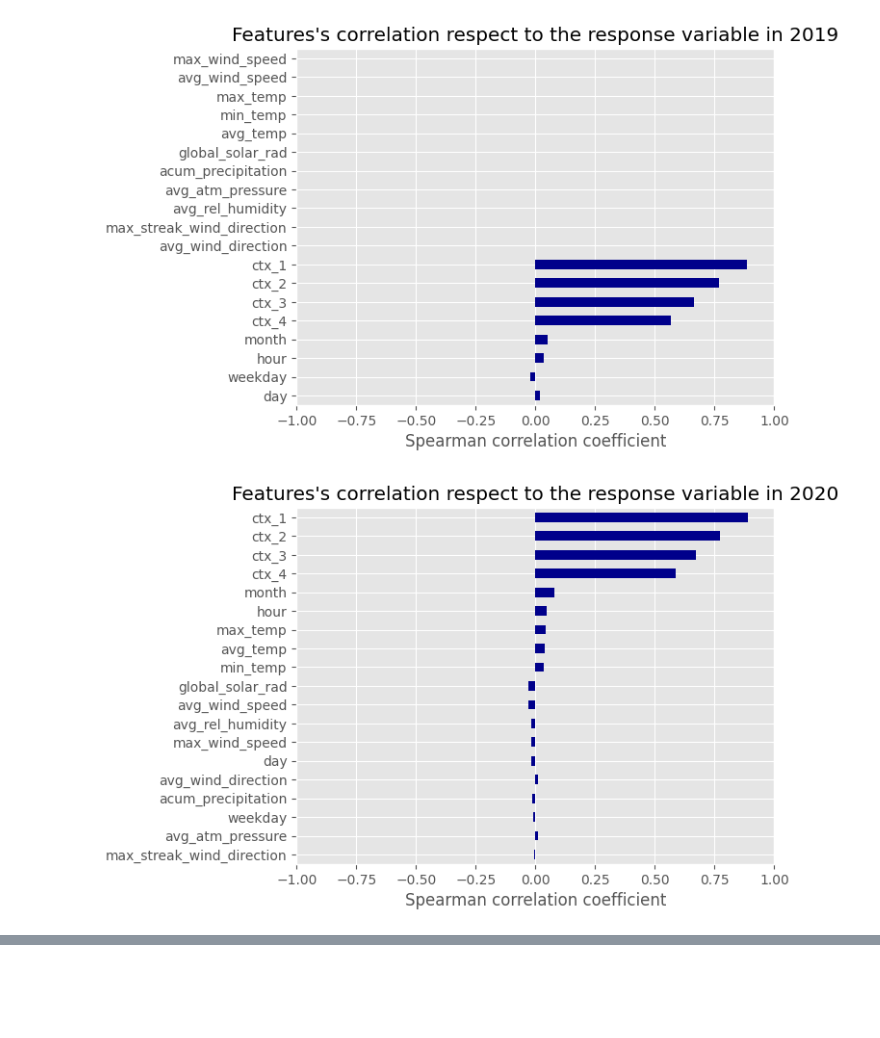
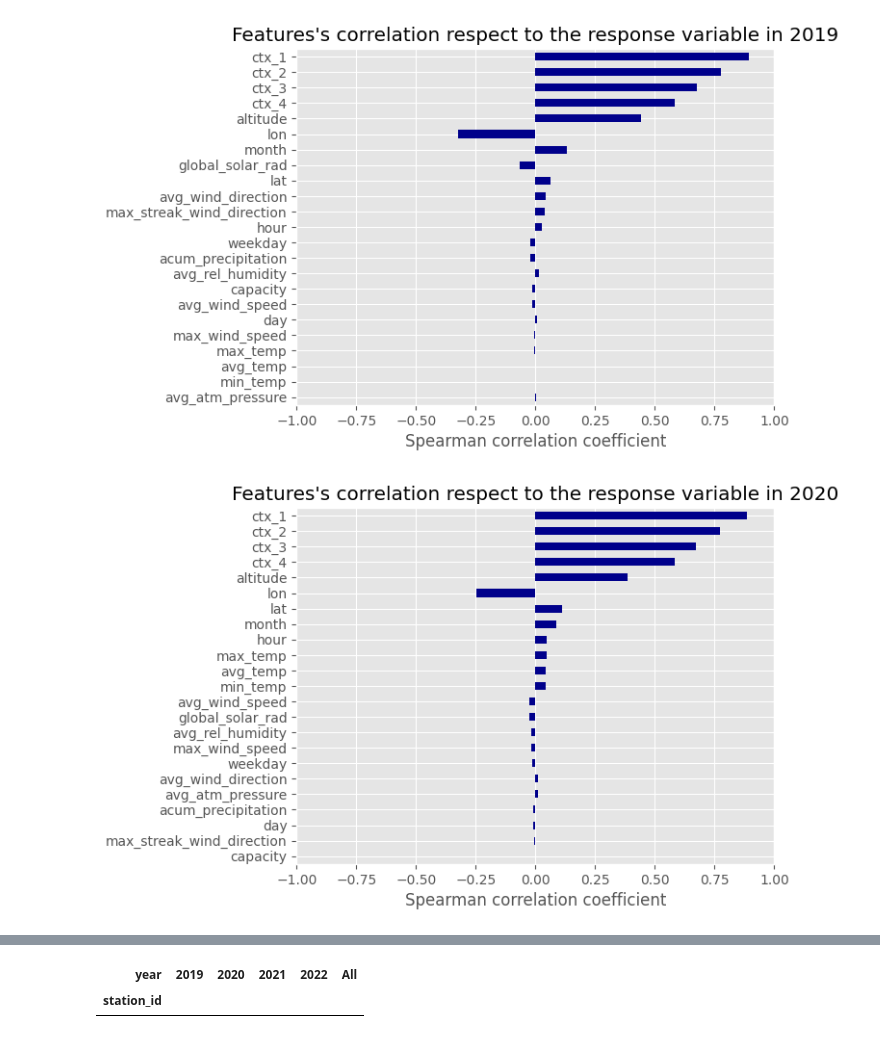
Before and after one commit to jadelaossa/bike-availability-prediction, a Jupyter notebook: notebooks/2.0-jdf-exploratory-data-analysis.ipynb, the cells around one changed output, grey strips where cells are left out. Cells and saved outputs as stored; diff of their text form; code cells hidden in the pictures; blank space fills up the shorter version.

```diff
--- a/notebooks/2.0-jdf-exploratory-data-analysis.ipynb
+++ b/notebooks/2.0-jdf-exploratory-data-analysis.ipynb
@@ -124 +153,7 @@ _merge                        1.204843
 dtype: float64
+# %%
+bicing_cols = bicing.columns.to_list()
+bicing_cols.remove('percentage_docks_available')
+bicing_cols.append('percentage_docks_available')    # remove first and append after to include the column name at the end of the list
+
+bicing = bicing.loc[:, bicing_cols] # relocating the target variable
@@ -191,14 +210,0 @@ bicing[missing]
-# %%
-fig, ax = plt.subplots()
-
-(bicing[missing]
- ['year']
- .value_counts(ascending=True)
- .plot.barh(ax=ax, color='darkblue')
-)
-
-plt.xlabel('Frequency')
-plt.ylabel('Year')
-plt.title('Frequency missing values per year')
-
-ax.get_figure().savefig(r'..\reports\figures\jdf_bicing_0102.png')
@@ -207,20 +210,0 @@ ax.get_figure().savefig(r'..\reports\figures\jdf_bicing_0102.png')
-# %%
-month_shorts = {1: 'Jan', 2: 'Feb', 3: 'Mar', 4: 'Apr',
-                5: 'May', 6: 'Jun', 7: 'Jul', 8: 'Aug',
-                9: 'Sep', 10: 'Oct', 11: 'Nov', 12: 'Dec'}
-
-fig, ax = plt.subplots()
-
-(bicing[missing]
- .query('year == 2019')
- ['month']
- .map(month_shorts)
- .value_counts(ascending=True)
- .plot.barh(ax=ax, color='darkblue')
-)
-
-plt.xlabel('Frequency')
-plt.ylabel('Month')
-plt.title('Frequency missing values per month in 2019')
-
-ax.get_figure().savefig(r'..\reports\figures\jdf_bicing_0103.png')
@@ -261,22 +238,22 @@ bicing_cols.append('percentage_docks_available')
 # %%
-for year in [2019, 2020, 2021, 2022]:
+for year in tqdm(YEARS):
 
     fig, ax = plt.subplots()
 
     (bicing
      .query(f'year == {year}')
      .loc[:, bicing_cols]
      .select_dtypes('number')
-     .drop(columns=['station_id', 'year', 'num_bikes_available', 'num_docks_available'])
+     .drop(columns=['station_id', 'year'])
      .corr(method='spearman')
      .loc[:, 'percentage_docks_available']
      .iloc[:-1]
      .sort_values(key=lambda val: abs(val))
      .plot.barh(ax=ax, color='darkblue', xlim=(-1, 1))
     )
 
     plt.xlabel('Spearman correlation coefficient')
     plt.title(f"Features's correlation respect to the response variable in {year}")
 # %% [output]
-[figure, old version]
+[figure, new version]
-[figure, old version]
+[figure, new version]
@@ -284,0 +262,8 @@ for year in [2019, 2020, 2021, 2022]:
+# %%
+(bicing
+ .pivot_table(index='station_id', columns='year', values='month', aggfunc='nunique', margins=True)
+ .query('All != 12')
+)
+# %% [output]
+| year | 2019 | 2020 | 2021 | 2022 | All |
+| station_id |  |  |  |  |  |
```
Also changed, not shown: parts of 22 cells of this notebook, 6 other files.
